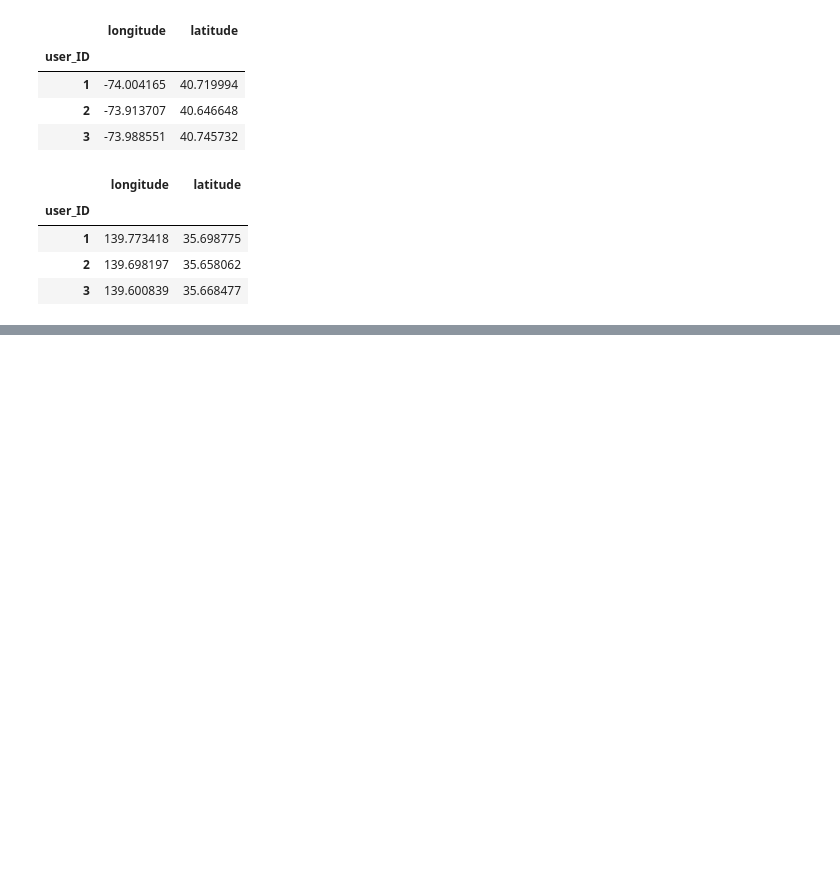
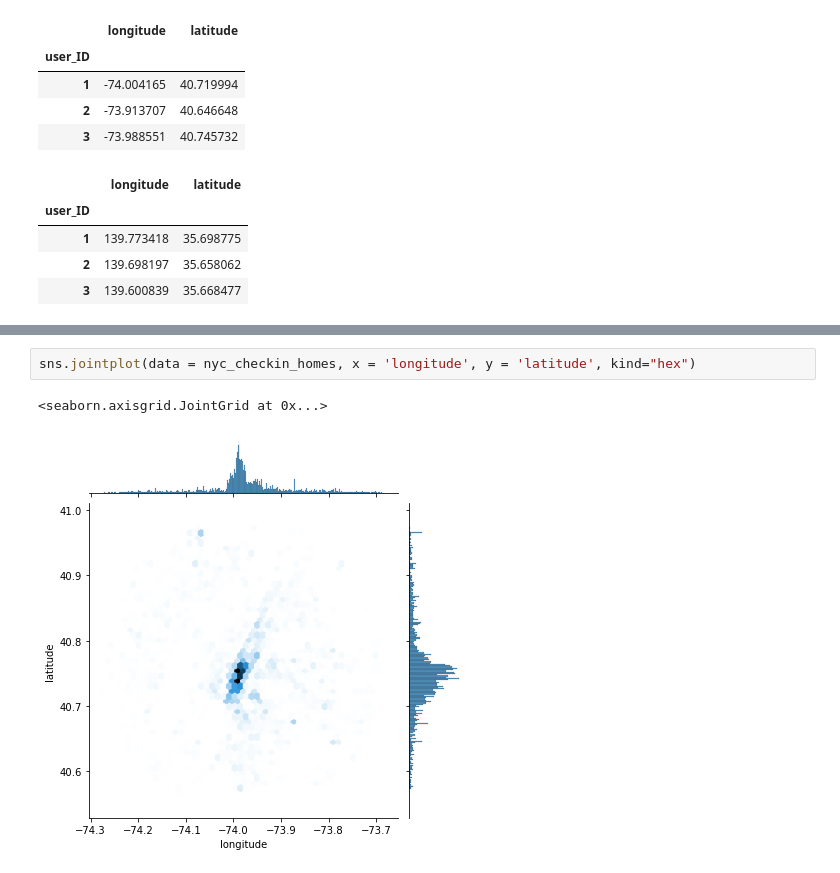
Before and after one commit to epfl-ada/ada-2020-project-milestone-p3-p3_to-infinity-ada-beyond, a Jupyter notebook: Project_3_Extension.ipynb, the cells around one changed output, grey strips where cells are left out. Saved outputs shown, nothing was run; the diff lists cells and outputs as text; blank space fills up the shorter version.

```diff
--- a/Project_3_Extension.ipynb
+++ b/Project_3_Extension.ipynb
@@ -117,0 +364,5 @@ def haversine_np(lon1, lat1, lon2, lat2):
+# %%
+sns.jointplot(data = nyc_checkin_homes, x = 'longitude', y = 'latitude', kind="hex")
+# %% [output]
+<seaborn.axisgrid.JointGrid at 0x...>
+[figure, added]
```
Also changed, not shown: parts of 64 cells of this notebook.
